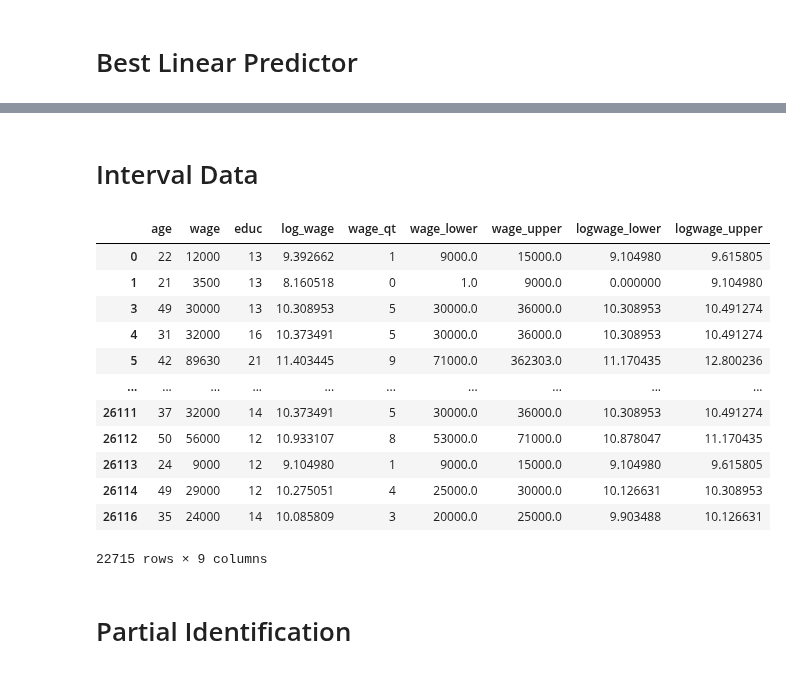
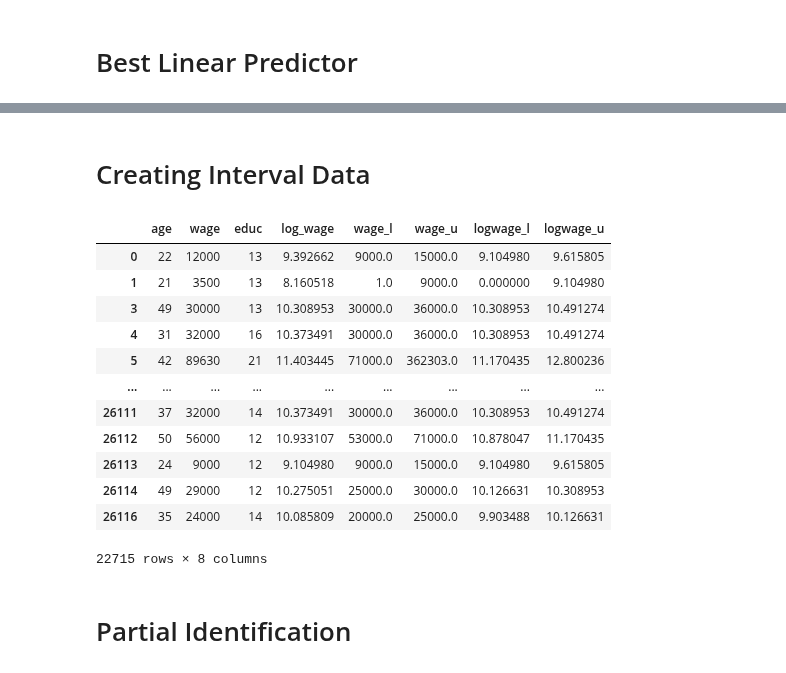
Before and after one commit to ArieBeresteanu/Bounds.jl, a Jupyter notebook: notebooks/setBLP_1Dproj_py_test.ipynb, the cells around one changed output, grey strips where cells are left out. Cells and saved outputs as stored; diff of their text form; code cells hidden in the pictures.

```diff
--- a/notebooks/setBLP_1Dproj_py_test.ipynb
+++ b/notebooks/setBLP_1Dproj_py_test.ipynb
@@ -115,5 +119,20 @@ Covariance Type:                  HC1
 Notes:
 [1] Standard Errors are heteroscedasticity robust (HC1)
 # %% [markdown]
-# Interval Data
+# Creating Interval Data
+# %%
+def createIntervalData(df, Y, thresholds):
+    # The function accepts a dataframe, df, and make interval data from the Y (string) variable.
+    # It adds to the dataframe the lower and upper values for Y (based on the thresholds) and the covariates.
+
+    thresholds = np.array(thresholds)
+
+    idx = [sum(t <= y for t in thresholds)-1 for y in df[Y]]
+    df[Y+'_l'] = thresholds[idx]
+    df[Y+'_u'] = thresholds[np.array(idx)+1]
+
+    df['log'+Y+'_l']= np.log(df[Y+'_l'])
+    df['log'+Y+'_u']= np.log(df[Y+'_u'])
+
+    return df
 # %%
@@ -123,26 +149,23 @@ logwage_quantiles = np.log(wage_quantiles)
 # %%
-cps['wage_qt'] = np.floor(cps['wage'].rank(method = 'max', pct=True)*10).astype(int).replace({10:9})
-cps['wage_lower'] = wage_quantiles[cps['wage_qt']]
-cps['wage_upper'] = wage_quantiles[cps['wage_qt']+1]
-
-cps['logwage_lower'] = logwage_quantiles[cps['wage_qt']]
-cps['logwage_upper'] = logwage_quantiles[cps['wage_qt']+1]
+wage_quantiles = np.array(cps['wage'].quantile(np.linspace(0,1,11)))
+wage_quantiles[-1]+=1
+interval_cps = createIntervalData(cps, 'wage', wage_quantiles)
 # %%
-cps
+interval_cps
 # %% [output]
-|  | age | wage | educ | log_wage | wage_qt | wage_lower | wage_upper | logwage_lower | logwage_upper |
-| 0 | 22 | 12000 | 13 | 9.392662 | 1 | 9000.0 | 15000.0 | 9.104980 | 9.615805 |
-| 1 | 21 | 3500 | 13 | 8.160518 | 0 | 1.0 | 9000.0 | 0.000000 | 9.104980 |
-| 3 | 49 | 30000 | 13 | 10.308953 | 5 | 30000.0 | 36000.0 | 10.308953 | 10.491274 |
-| 4 | 31 | 32000 | 16 | 10.373491 | 5 | 30000.0 | 36000.0 | 10.308953 | 10.491274 |
-| 5 | 42 | 89630 | 21 | 11.403445 | 9 | 71000.0 | 362303.0 | 11.170435 | 12.800236 |
-| ... | ... | ... | ... | ... | ... | ... | ... | ... | ... |
-| 26111 | 37 | 32000 | 14 | 10.373491 | 5 | 30000.0 | 36000.0 | 10.308953 | 10.491274 |
-| 26112 | 50 | 56000 | 12 | 10.933107 | 8 | 53000.0 | 71000.0 | 10.878047 | 11.170435 |
-| 26113 | 24 | 9000 | 12 | 9.104980 | 1 | 9000.0 | 15000.0 | 9.104980 | 9.615805 |
-| 26114 | 49 | 29000 | 12 | 10.275051 | 4 | 25000.0 | 30000.0 | 10.126631 | 10.308953 |
-| 26116 | 35 | 24000 | 14 | 10.085809 | 3 | 20000.0 | 25000.0 | 9.903488 | 10.126631 |
+|  | age | wage | educ | log_wage | wage_l | wage_u | logwage_l | logwage_u |
+| 0 | 22 | 12000 | 13 | 9.392662 | 9000.0 | 15000.0 | 9.104980 | 9.615805 |
+| 1 | 21 | 3500 | 13 | 8.160518 | 1.0 | 9000.0 | 0.000000 | 9.104980 |
+| 3 | 49 | 30000 | 13 | 10.308953 | 30000.0 | 36000.0 | 10.308953 | 10.491274 |
+| 4 | 31 | 32000 | 16 | 10.373491 | 30000.0 | 36000.0 | 10.308953 | 10.491274 |
+| 5 | 42 | 89630 | 21 | 11.403445 | 71000.0 | 362303.0 | 11.170435 | 12.800236 |
+| ... | ... | ... | ... | ... | ... | ... | ... | ... |
+| 26111 | 37 | 32000 | 14 | 10.373491 | 30000.0 | 36000.0 | 10.308953 | 10.491274 |
+| 26112 | 50 | 56000 | 12 | 10.933107 | 53000.0 | 71000.0 | 10.878047 | 11.170435 |
+| 26113 | 24 | 9000 | 12 | 9.104980 | 9000.0 | 15000.0 | 9.104980 | 9.615805 |
+| 26114 | 49 | 29000 | 12 | 10.275051 | 25000.0 | 30000.0 | 10.126631 | 10.308953 |
+| 26116 | 35 | 24000 | 14 | 10.085809 | 20000.0 | 25000.0 | 9.903488 | 10.126631 |
-22715 rows × 9 columns
+22715 rows × 8 columns
 # %% [markdown]
 # Partial Identification
 # %%
```
Also changed, not shown: parts of 28 cells of this notebook.
